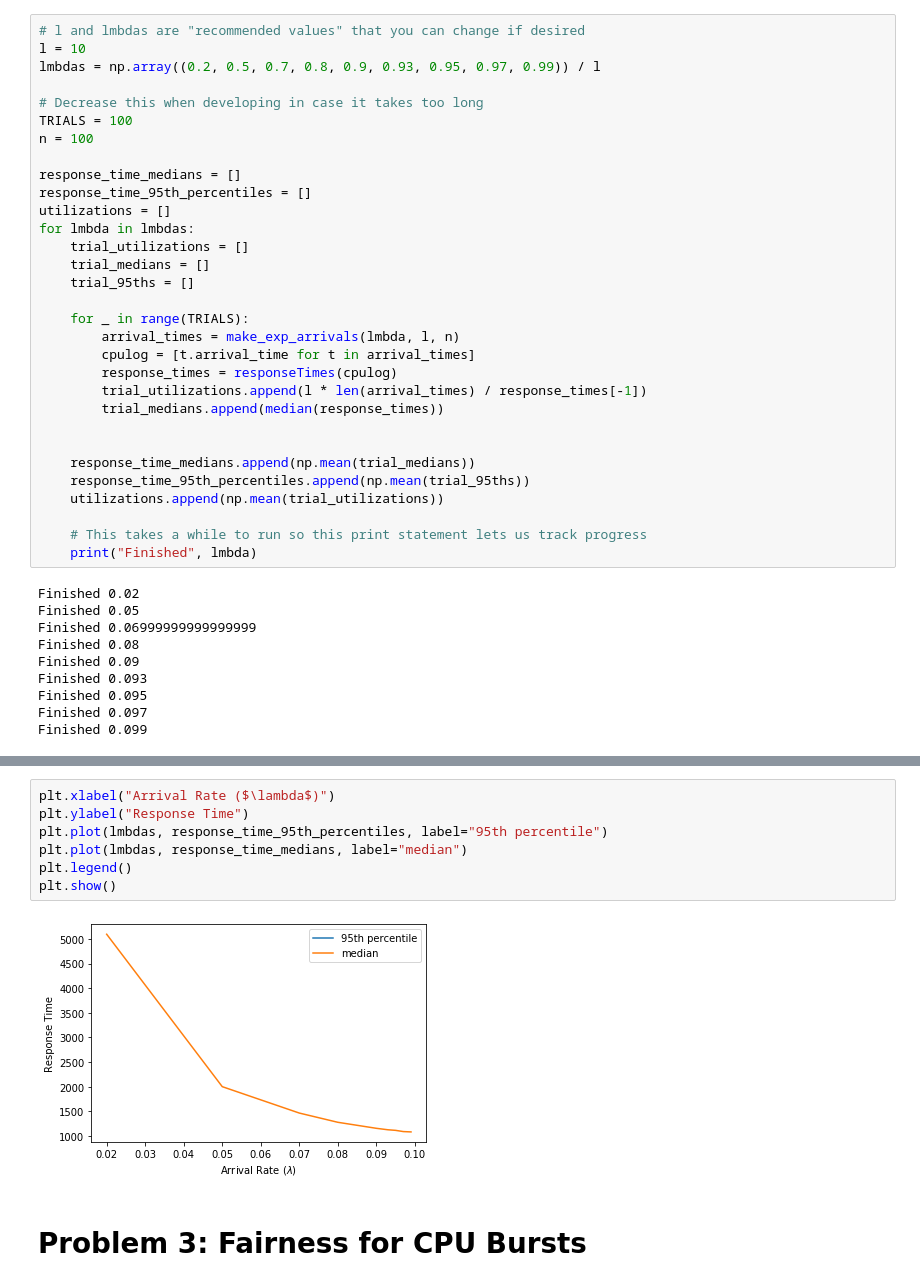
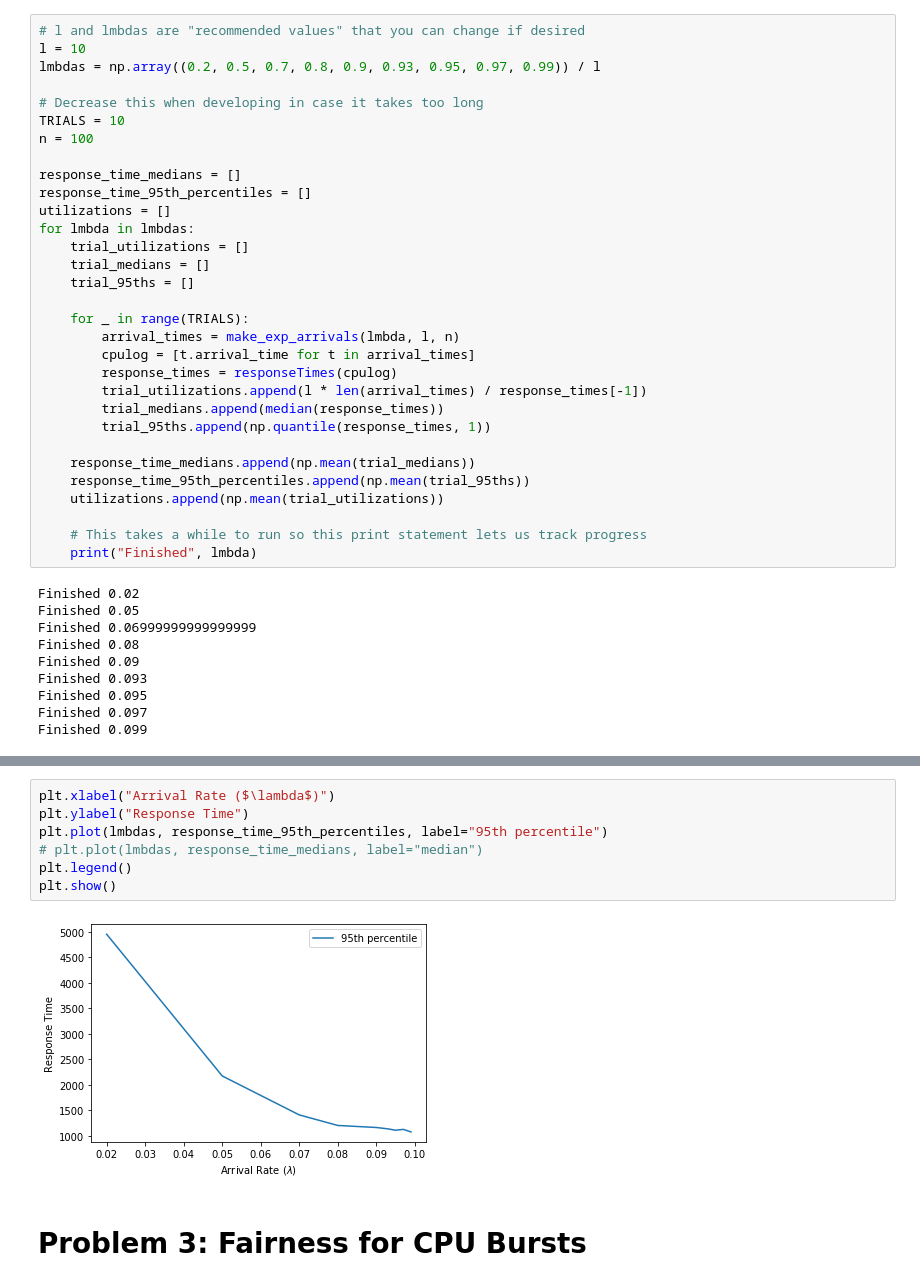
Before and after one commit to MehradMilan/OS-PintOS-Project, a Jupyter notebook: schedLab/Scheduling.ipynb, the cells around one changed output, grey strips where cells are left out. Cells and saved outputs as stored; diff of their text form.

Commit message:
added quantile

```diff
--- a/schedLab/Scheduling.ipynb
+++ b/schedLab/Scheduling.ipynb
@@ -863,7 +864,7 @@ l = 10
 lmbdas = np.array((0.2, 0.5, 0.7, 0.8, 0.9, 0.93, 0.95, 0.97, 0.99)) / l
 
 # Decrease this when developing in case it takes too long
-TRIALS = 100
+TRIALS = 10
 n = 100
 
 response_time_medians = []
@@ -880,7 +881,7 @@ for lmbda in lmbdas:
         response_times = responseTimes(cpulog)
         trial_utilizations.append(l * len(arrival_times) / response_times[-1])
         trial_medians.append(median(response_times))
-
+        trial_95ths.append(np.quantile(response_times, 1))
 
     response_time_medians.append(np.mean(trial_medians))
     response_time_95th_percentiles.append(np.mean(trial_95ths))
@@ -908,12 +909,12 @@ plt.show()
 # %%
 plt.xlabel("Arrival Rate ($\lambda$)")
 plt.ylabel("Response Time")
 plt.plot(lmbdas, response_time_95th_percentiles, label="95th percentile")
-plt.plot(lmbdas, response_time_medians, label="median")
+# plt.plot(lmbdas, response_time_medians, label="median")
 plt.legend()
 plt.show()
 # %% [output]
-[figure, old version]
+[figure, new version]
 # %% [markdown]
 # Problem 3: Fairness for CPU Bursts
 # %%
```
Also changed, not shown: parts of 2 cells of this notebook.
